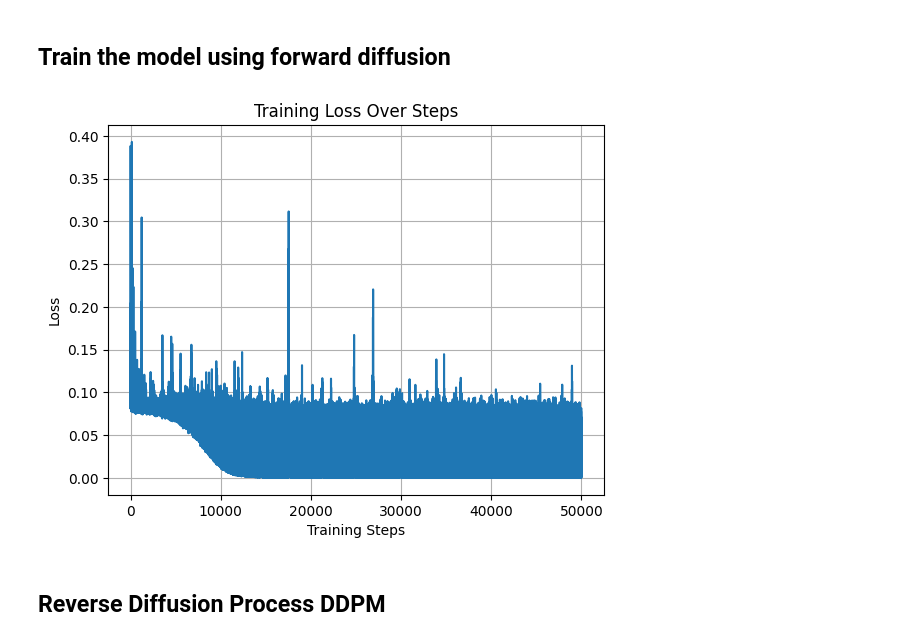
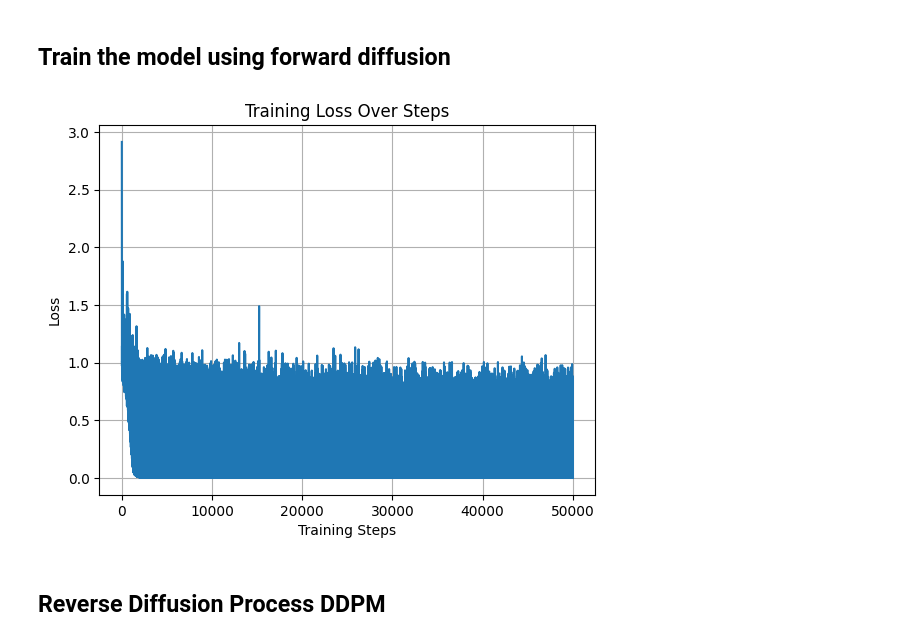
Before and after one commit to llorenscapotorres/Data_Generation, a Jupyter notebook: difussion_process.ipynb, the cells around one changed output. Cells and saved outputs as stored; diff of their text form; code cells hidden in the pictures.

Commit message:
Diffusion Model for simple data-point-sets

```diff
--- a/difussion_process.ipynb
+++ b/difussion_process.ipynb
@@ -70,22 +72,23 @@ x0 = sample_data()
 
 true_noises = []
 
-for idx, alpha_bar in enumerate(alpha_bars[::20]):
+for idx,alpha_bar in enumerate(alpha_bars[::20]):
 
-    noise = torch.rand_like(x0)
+    noise = torch.randn_like(x0)
     true_noises.append(noise)
     x_t1 = torch.sqrt(alpha_bar)*x0 + torch.sqrt(1-alpha_bar) * noise
-    # The sqrt is used to make the resulted distribution gaussian with std=1
+    # The sqrt is used to make the resulted distribution gaussian with std =1
 
     sns.scatterplot(x=x_t1[:, 0], y=x_t1[:, 1])
-    sns.scatterplot(x=[x_t1[0, 0].item()], y=[x_t1[0, 1].item()], color="green")
-    plt.xlabel("X-axis")
-    plt.ylabel("Y-axis")
-    plt.title(f"time_idx:{idx*10}, mean:{torch.mean(x_t1):.3f}, std:{torch.std(x_t1):.3f}")
-    plt.xlim(-3, 3)
-    plt.ylim(-3, 3)
+    sns.scatterplot(x=[x_t1[0, 0].item()], y=[x_t1[0, 1].item()], color='green')
+    plt.xlabel('X-axis')
+    plt.ylabel('Y-axis')
+    plt.title(f'time_idx:{idx*10}, mean:{torch.mean(x_t1):.3f}, std:{torch.std(x_t1):.3f}')
+    plt.xlim(-3,3)
+    plt.ylim(-3,3)
     plt.legend()
     plt.grid(True)
     clear_output(wait=True)
     plt.show()
+    time.sleep(0.1)
 # %% [output]
@@ -140,43 +145,45 @@ model = Model().to(device)
 # %%
 from tqdm.auto import tqdm
 
-train_steps = 50000
+train_steps=50000
 T = 200
 scale = 1000//T
 criterion = nn.MSELoss()
 optimizer = torch.optim.Adam(model.parameters(), lr=1e-3)
 
-betas = torch.linspace(1e-4*scale, 0.02*scale, T).to(device)
+betas = torch.linspace(1e-4*scale,0.02*scale,T).to(device)
 alphas = 1-betas
-alpha_bars = torch.cumprod(alphas, dim=0).to(device)
+alpha_bars = torch.cumprod(alphas,dim=0).to(device)
 
 x0 = sample_data()
-x0 = x0.to(device)
+x0=x0.to(device)
 
-loss_list = []
+loss_list=[]
 for _ in tqdm(range(train_steps)):
 
-    noise = torch.rand_like(x0).to(device)
+
+    noise = torch.randn_like(x0).to(device)
 
     t = torch.randint(low=1, high=T, size=(1,)).to(device)
-    x_t1 = torch.sqrt(alpha_bars[t])*x0 + torch.sqrt(1-alpha_bars[t])*noise
+    x_t1 = torch.sqrt(alpha_bars[t])*x0 + torch.sqrt(1-alpha_bars[t]) * noise
 
-    noise_pred = model(x_t1.to(device), t)
+    noise_pred = model(x_t1.to(device),t)
 
-    loss = criterion(noise_pred, noise)
+    loss = criterion(noise_pred,noise)
     loss.backward()
     optimizer.step()
     optimizer.zero_grad()
     loss_list.append(loss.item())
 
+    # break
 plt.plot(loss_list)
-plt.xlabel("Training Steps")
-plt.ylabel("Loss")
-plt.title("Training Loss Over Steps")
+plt.xlabel('Training Steps')
+plt.ylabel('Loss')
+plt.title('Training Loss Over Steps')
 plt.grid(True)
 plt.show()
 # %% [output]
-[figure, old version]
+[figure, new version]
 # %% [markdown]
 ## Reverse Diffusion Process DDPM
 # %%
```
Also changed, not shown: parts of 24 cells of this notebook.
